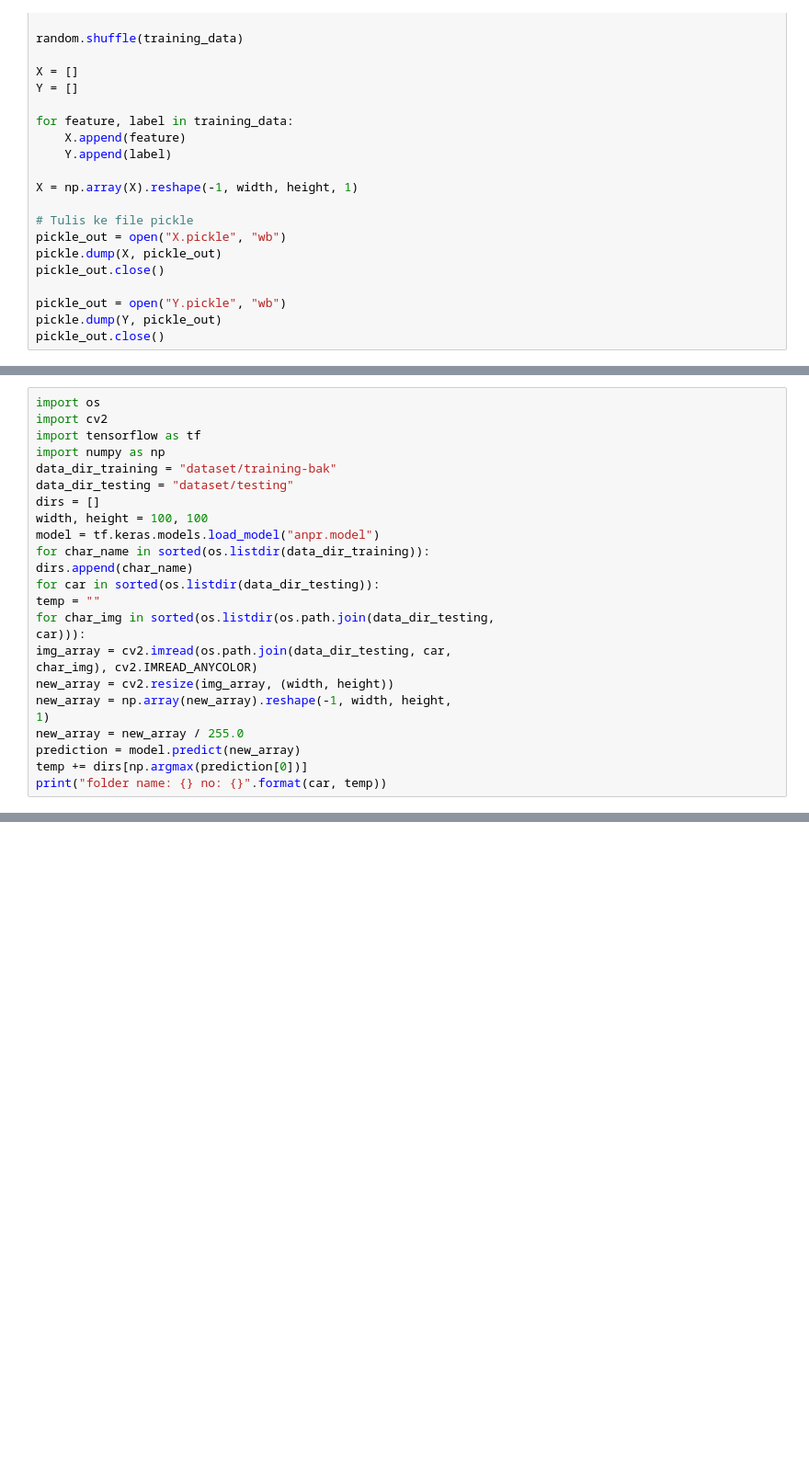
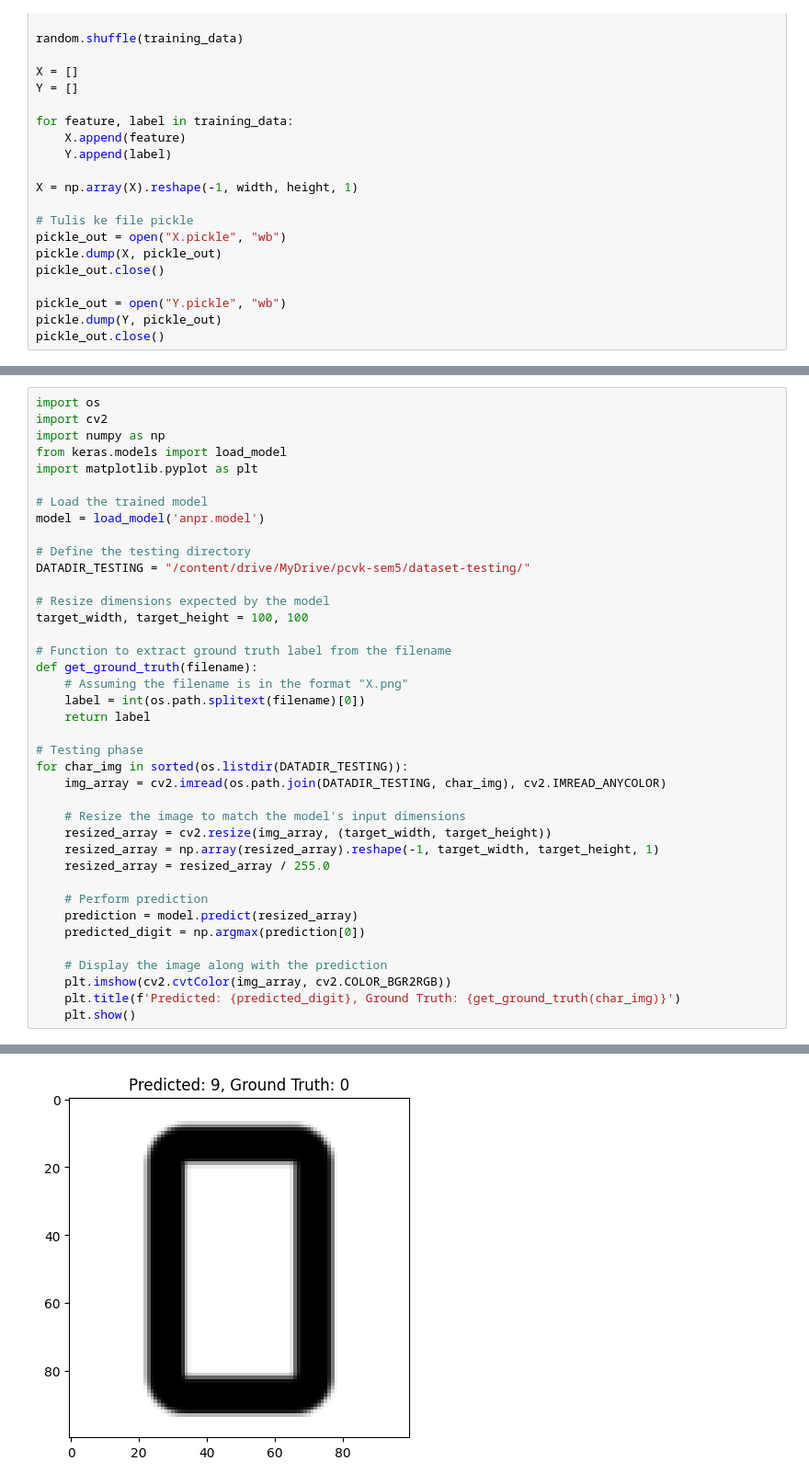
Before and after one commit to izamul/Kelompok-3_PCVK_TI3H_2023, a Jupyter notebook: week12.ipynb, the cells around one changed output, grey strips where cells are left out. Shown at 92% size. Drawn from its saved outputs; the diff is of its cells as text; blank space fills up the shorter version.

Commit message:
Trying Model Dataset, But OCR Font Still not Acc

```diff
--- a/week12.ipynb
+++ b/week12.ipynb
@@ -1160,25 +1160,40 @@ Epoch 10/10
-# %%
-import os
-import cv2
-import tensorflow as tf
-import numpy as np
-data_dir_training = "dataset/training-bak"
-data_dir_testing = "dataset/testing"
-dirs = []
-width, height = 100, 100
-model = tf.keras.models.load_model("anpr.model")
-for char_name in sorted(os.listdir(data_dir_training)):
-dirs.append(char_name)
-for car in sorted(os.listdir(data_dir_testing)):
-temp = ""
-for char_img in sorted(os.listdir(os.path.join(data_dir_testing,
-car))):
-img_array = cv2.imread(os.path.join(data_dir_testing, car,
-char_img), cv2.IMREAD_ANYCOLOR)
-new_array = cv2.resize(img_array, (width, height))
-new_array = np.array(new_array).reshape(-1, width, height,
-1)
-new_array = new_array / 255.0
-prediction = model.predict(new_array)
-temp += dirs[np.argmax(prediction[0])]
-print("folder name: {} no: {}".format(car, temp))
+# %%
+import os
+import cv2
+import numpy as np
+from keras.models import load_model
+import matplotlib.pyplot as plt
+
+# Load the trained model
+model = load_model('anpr.model')
+
+# Define the testing directory
+DATADIR_TESTING = "/content/drive/MyDrive/pcvk-sem5/dataset-testing/"
+
+# Resize dimensions expected by the model
+target_width, target_height = 100, 100
+
+# Function to extract ground truth label from the filename
+def get_ground_truth(filename):
+    # Assuming the filename is in the format "X.png"
+    label = int(os.path.splitext(filename)[0])
+    return label
+
+# Testing phase
+for char_img in sorted(os.listdir(DATADIR_TESTING)):
+    img_array = cv2.imread(os.path.join(DATADIR_TESTING, char_img), cv2.IMREAD_ANYCOLOR)
+
+    # Resize the image to match the model's input dimensions
+    resized_array = cv2.resize(img_array, (target_width, target_height))
+    resized_array = np.array(resized_array).reshape(-1, target_width, target_height, 1)
+    resized_array = resized_array / 255.0
+
+    # Perform prediction
+    prediction = model.predict(resized_array)
+    predicted_digit = np.argmax(prediction[0])
+
+    # Display the image along with the prediction
+    plt.imshow(cv2.cvtColor(img_array, cv2.COLOR_BGR2RGB))
+    plt.title(f'Predicted: {predicted_digit}, Ground Truth: {get_ground_truth(char_img)}')
+    plt.show()
+# %% [output]
@@ -1184,0 +1201 @@ print("folder name: {} no: {}".format(car, temp))
+[figure, added]
```
Also changed, not shown: parts of 2 cells of this notebook.
